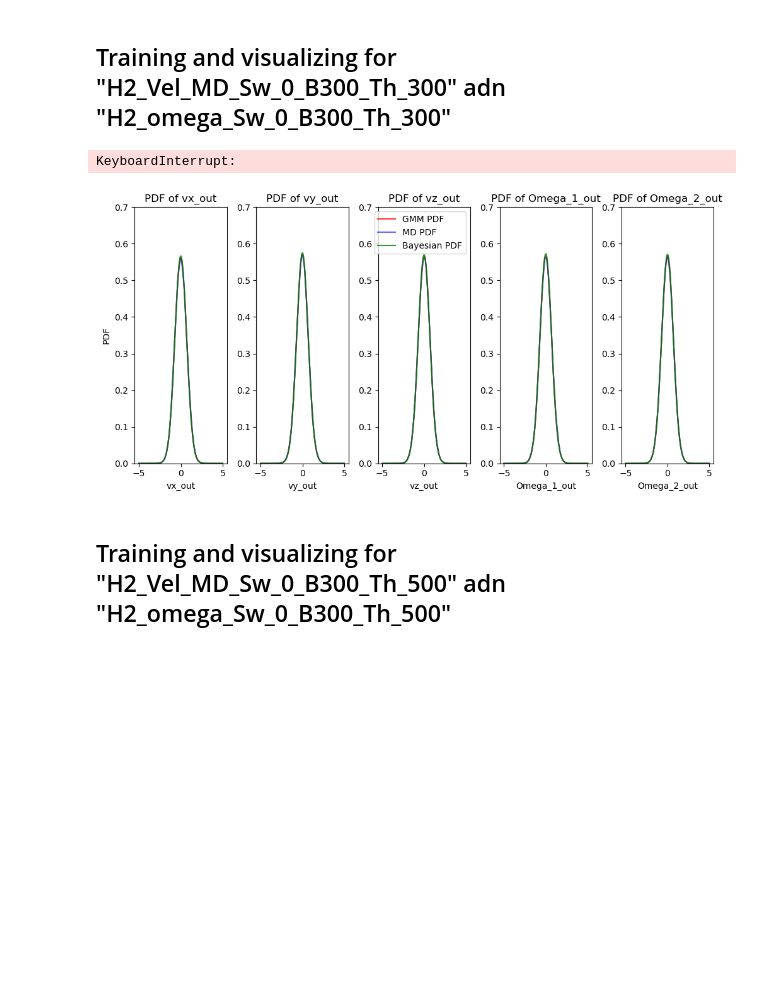
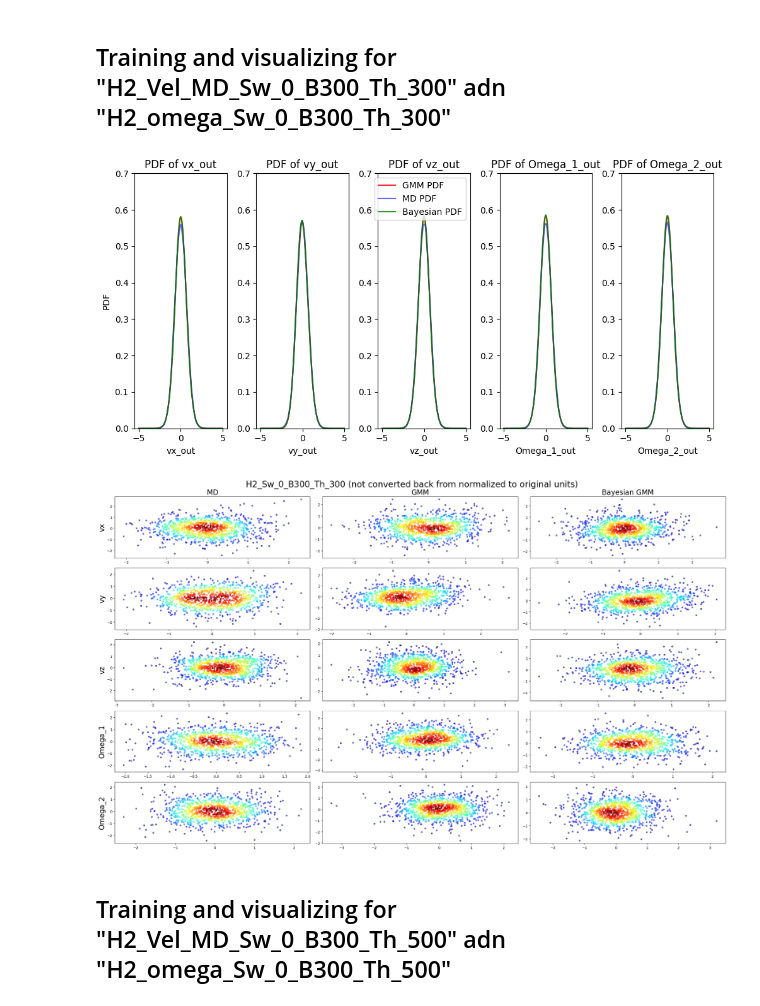
Before and after one commit to QuintenTijn/4AI000_Heat_and_flow, a Jupyter notebook: Materials_for_ML_assigment_2025/Notebook_final.ipynb, the cells around one changed output. Saved outputs shown, nothing was run; the diff lists cells and outputs as text; code cells hidden in the pictures; blank space fills up the shorter version.

```diff
--- a/Materials_for_ML_assigment_2025/Notebook_final.ipynb
+++ b/Materials_for_ML_assigment_2025/Notebook_final.ipynb
@@ -877,19 +1018,18 @@ def visualize_pdf_12D(X_df, gmm_model, bayesian_model, title, N_G_gmm, N_G_bayes
 # Train the gaussian mixture model and bayesian gaussian mixture model on the following data sets:
 
 title1_B = "H2_Sw_0_B300_Th_300 (not converted back from normalized to original units)"
-N_G_gmm = 600  # Number of components for GMM
-N_G_bayesian = 400  # Number of components for Bayesian GMM
+N_G_gmm = 3#600  # Number of components for GMM
+N_G_bayesian = 3#400  # Number of components for Bayesian GMM
 gmm_model_1_B = initialize_gmm(X_df_1_B, N_G_gmm)
 bayesian_model_1_B = initialize_bayesian_gmm(X_df_1_B, N_G_bayesian)
-# %% [output]
-KeyboardInterrupt:
 # %%
 # Seperate the visualization and training part
 visualize_pdf_12D(X_df_1_B, gmm_model_1_B, bayesian_model_1_B, title1_B, N_G_gmm, N_G_bayesian)
-
-# TODO: also add a function for visualizing all the scatters
+# Plot heatmap of the GMM
+heatmap_12D(X_df_1_B, gmm_model_1_B, bayesian_model_1_B, title1_B, n_samples=X_df_1_B.shape[0])
 # %% [output]
 [figure]
+[figure, added]
 # %% [markdown]
 ## Training and visualizing for "H2_Vel_MD_Sw_0_B300_Th_500" adn "H2_omega_Sw_0_B300_Th_500"
 # %%
```
Also changed, not shown: parts of 15 cells of this notebook.
